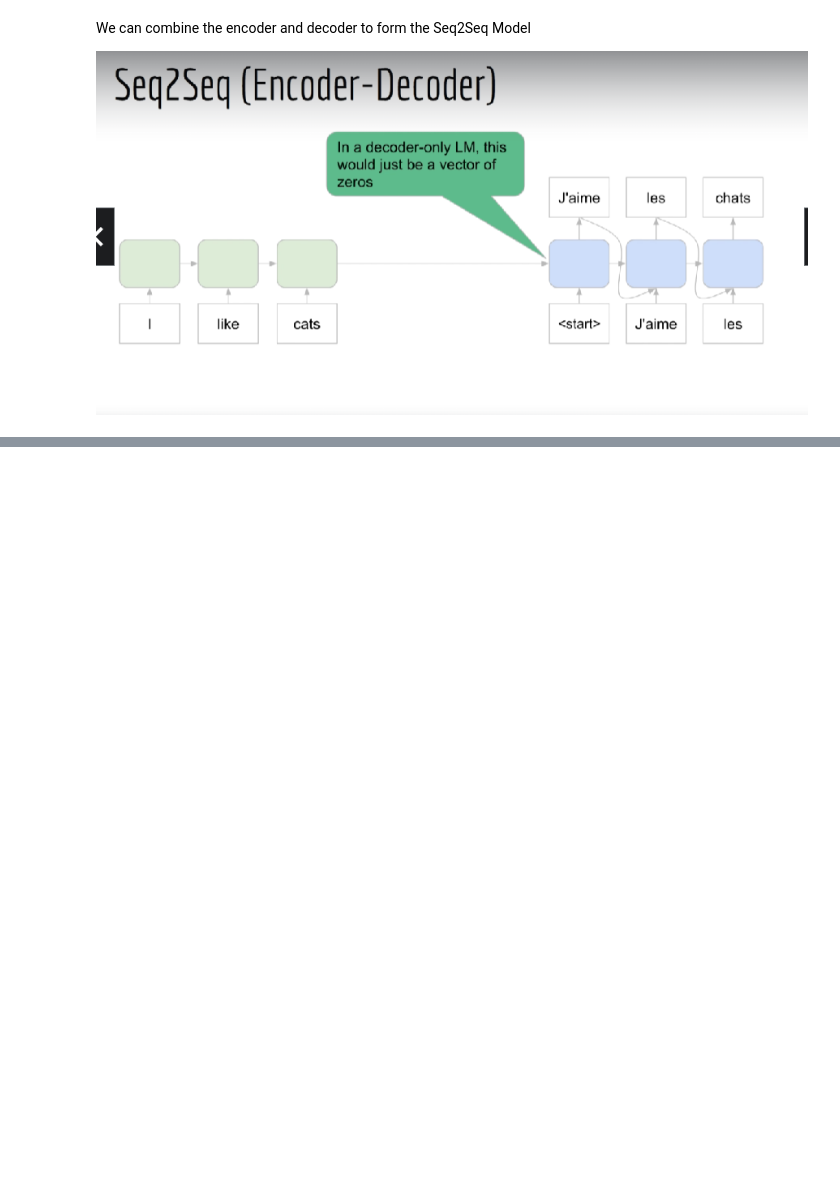
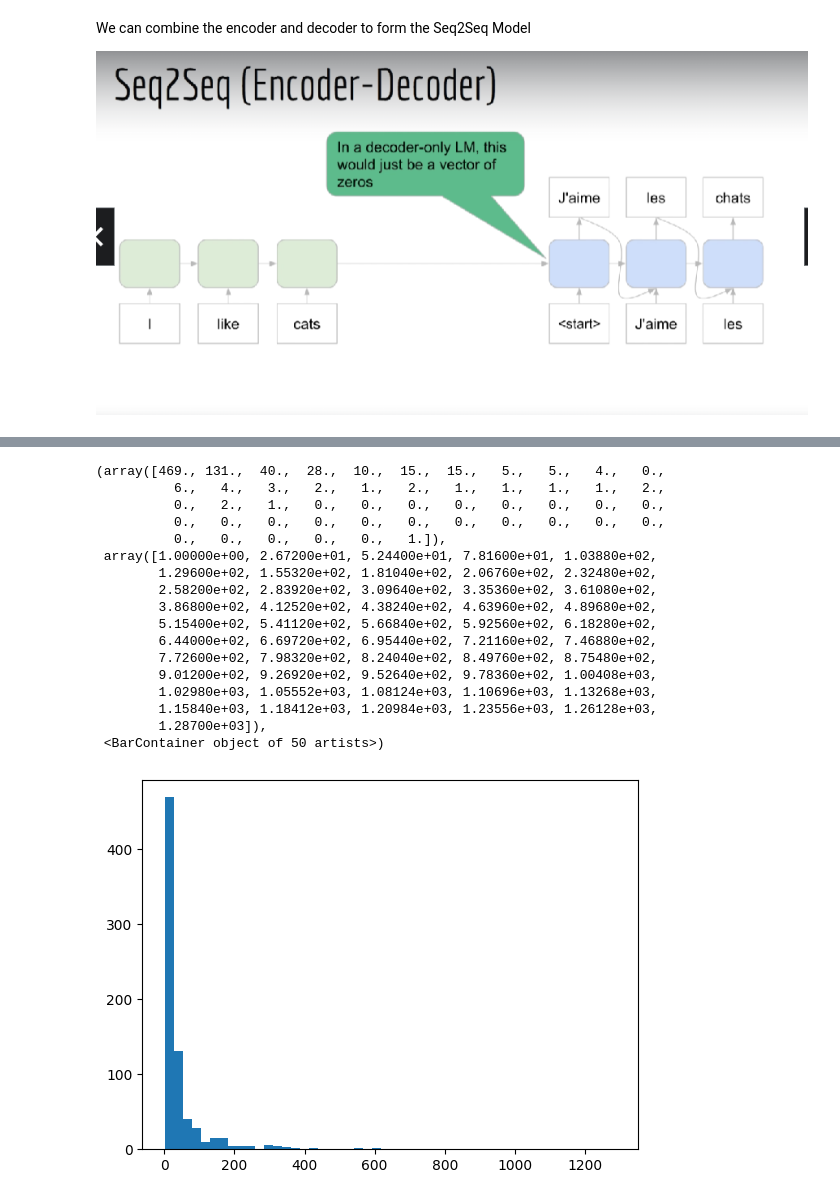
Before and after one commit to lakshitgosain/Transformers-for-NLP, a Jupyter notebook: Transformers_I03_Neural_Machine_translation.ipynb, the cells around one changed output, grey strips where cells are left out. Drawn from its saved outputs; the diff is of its cells as text; code cells hidden in the pictures; blank space fills up the shorter version.

```diff
--- a/Transformers_I03_Neural_Machine_translation.ipynb
+++ b/Transformers_I03_Neural_Machine_translation.ipynb
@@ -159,0 +178,26 @@ We can combine the encoder and decoder to form the Seq2Seq Model
+# %%
+import matplotlib.pyplot as plt
+
+train=split['train']['translation']
+input_lens=[len(tr['en']) for tr in train]
+
+plt.hist(input_lens, bins=50)
+# %% [output]
+(array([469., 131.,  40.,  28.,  10.,  15.,  15.,   5.,   5.,   4.,   0.,
+          6.,   4.,   3.,   2.,   1.,   2.,   1.,   1.,   1.,   1.,   2.,
+          0.,   2.,   1.,   0.,   0.,   0.,   0.,   0.,   0.,   0.,   0.,
+          0.,   0.,   0.,   0.,   0.,   0.,   0.,   0.,   0.,   0.,   0.,
+          0.,   0.,   0.,   0.,   0.,   1.]),
+ array([1.00000e+00, 2.67200e+01, 5.24400e+01, 7.81600e+01, 1.03880e+02,
+        1.29600e+02, 1.55320e+02, 1.81040e+02, 2.06760e+02, 2.32480e+02,
+        2.58200e+02, 2.83920e+02, 3.09640e+02, 3.35360e+02, 3.61080e+02,
+        3.86800e+02, 4.12520e+02, 4.38240e+02, 4.63960e+02, 4.89680e+02,
+        5.15400e+02, 5.41120e+02, 5.66840e+02, 5.92560e+02, 6.18280e+02,
+        6.44000e+02, 6.69720e+02, 6.95440e+02, 7.21160e+02, 7.46880e+02,
+        7.72600e+02, 7.98320e+02, 8.24040e+02, 8.49760e+02, 8.75480e+02,
+        9.01200e+02, 9.26920e+02, 9.52640e+02, 9.78360e+02, 1.00408e+03,
+        1.02980e+03, 1.05552e+03, 1.08124e+03, 1.10696e+03, 1.13268e+03,
+        1.15840e+03, 1.18412e+03, 1.20984e+03, 1.23556e+03, 1.26128e+03,
+        1.28700e+03]),
+ <BarContainer object of 50 artists>)
+[figure, added]
```
Also changed, not shown: parts of 31 cells of this notebook.
